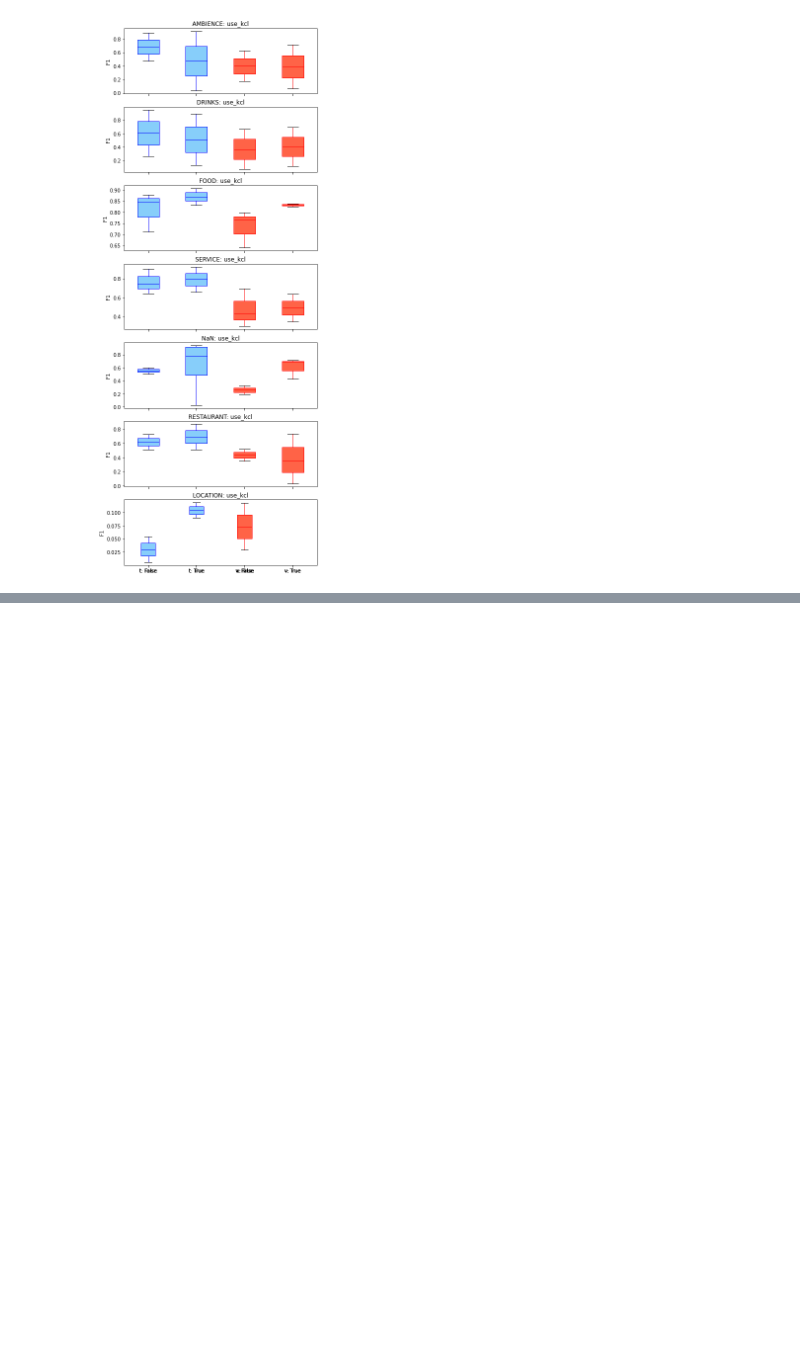
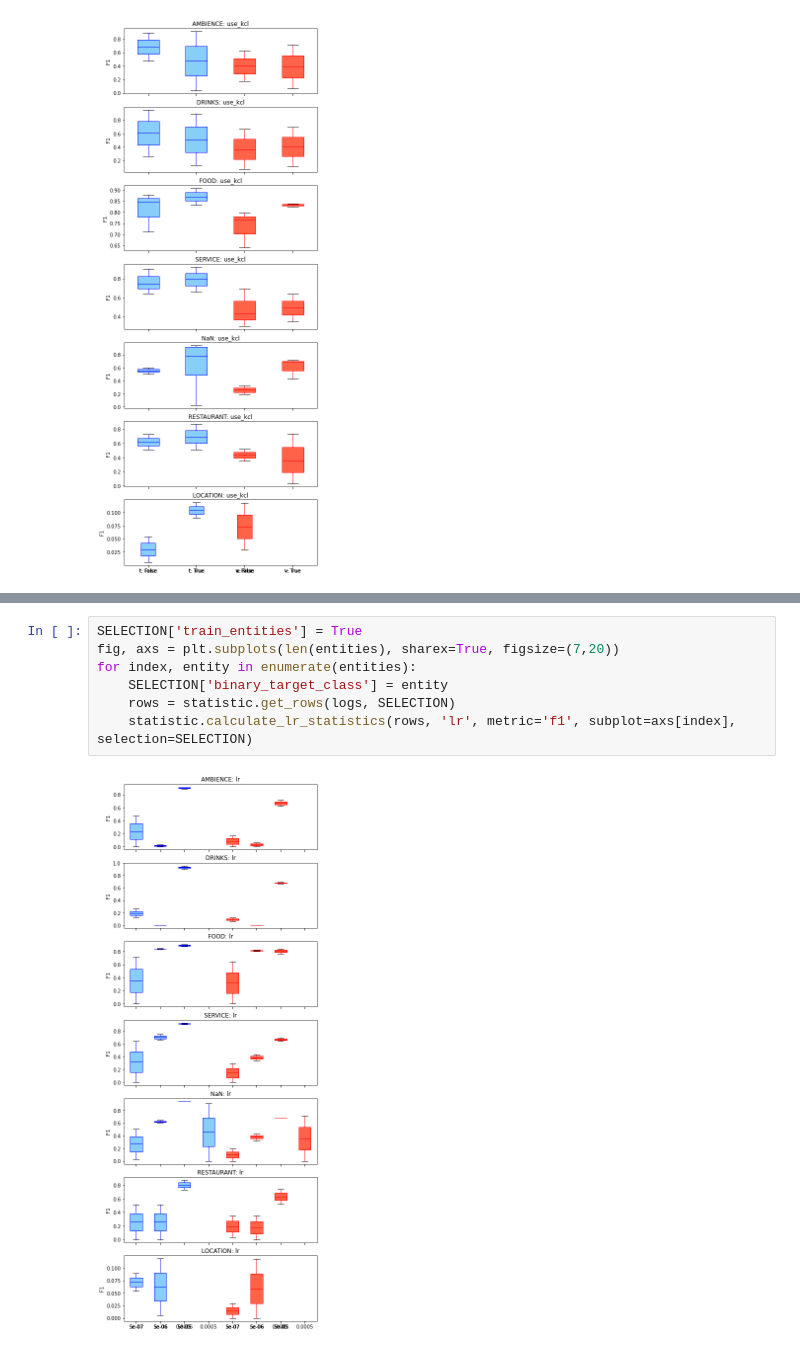
Before and after one commit to kylehiroyasu/opinion-lab-group-1.3, a Jupyter notebook: notebooks/Parameter Statistics.ipynb, the cells around one changed output, grey strips where cells are left out. Cells and saved outputs as stored; diff of their text form; blank space fills up the shorter version.

```diff
--- a/notebooks/Parameter Statistics.ipynb
+++ b/notebooks/Parameter Statistics.ipynb
@@ -87,0 +106,9 @@ for index, entity in enumerate(entities):
+# %%
+SELECTION['train_entities'] = True
+fig, axs = plt.subplots(len(entities), sharex=True, figsize=(7,20))
+for index, entity in enumerate(entities):
+    SELECTION['binary_target_class'] = entity
+    rows = statistic.get_rows(logs, SELECTION)
+    statistic.calculate_lr_statistics(rows, 'lr', metric='f1', subplot=axs[index], selection=SELECTION)
+# %% [output]
+[figure, added]
```
Also changed, not shown: parts of 3 cells of this notebook, 12 other files.
